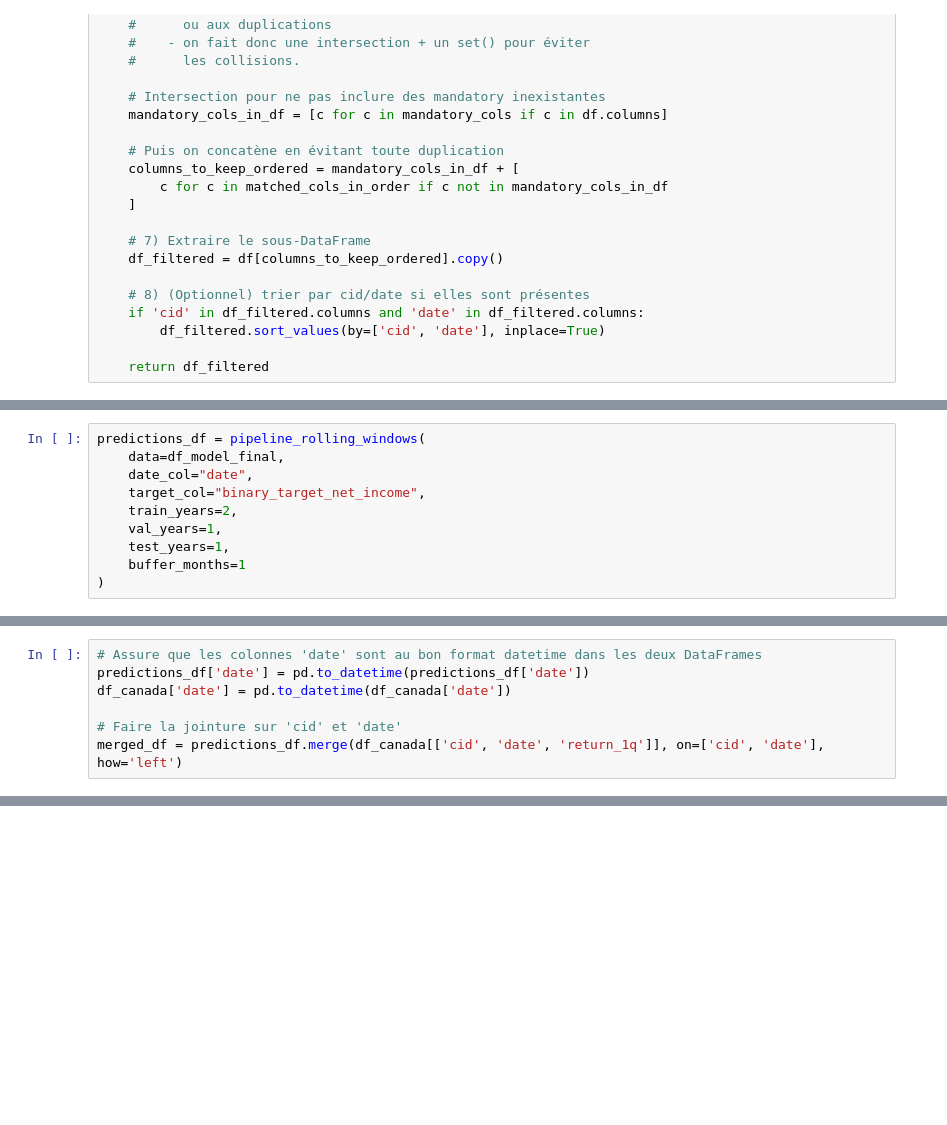
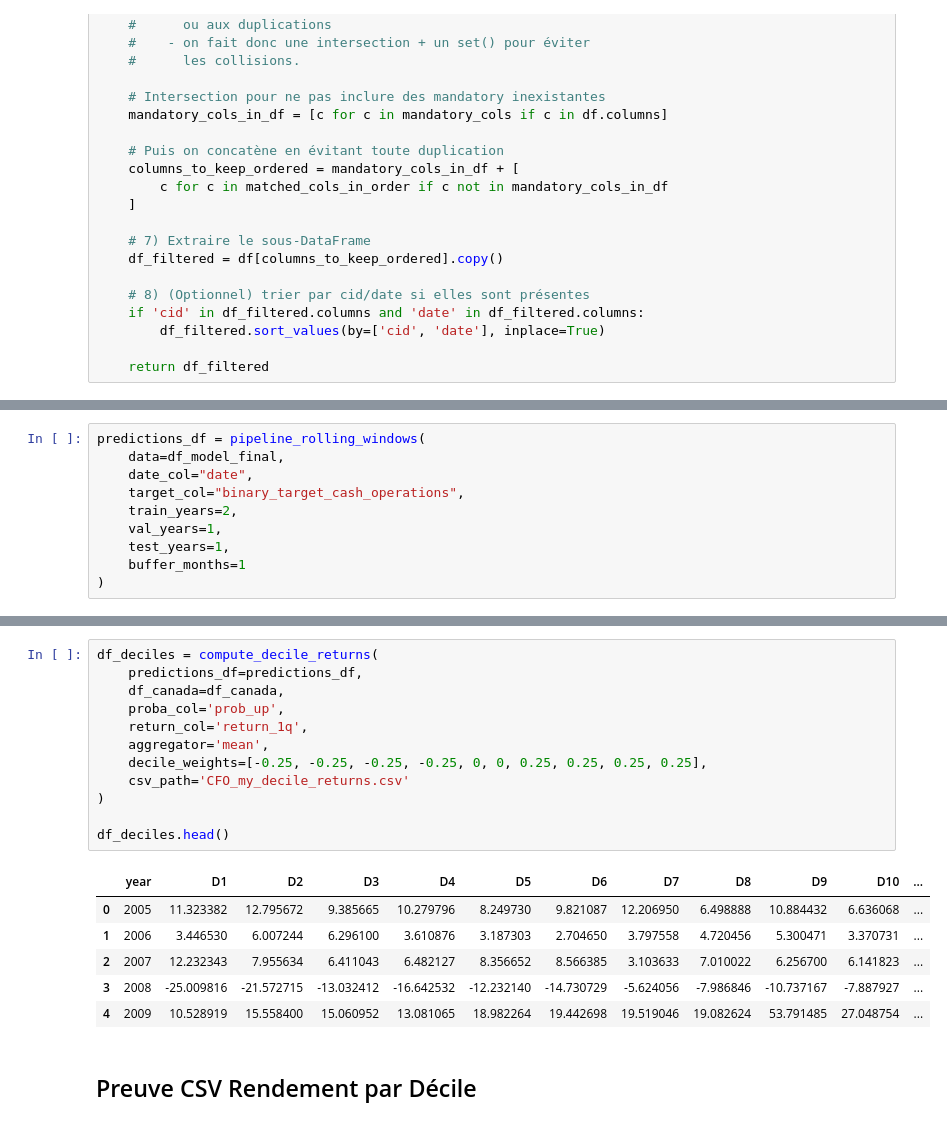
Before and after one commit to DominicPrenovost/AutoML-Practice, a Jupyter notebook: Target Cash From Operations.ipynb, the cells around one changed output, grey strips where cells are left out. Drawn from its saved outputs; the diff is of its cells as text; blank space fills up the shorter version.

```diff
--- a/Proba_test_val.ipynb
+++ b/Target Cash From Operations.ipynb
@@ -221,10 +114,0 @@ def pipeline_rolling_windows(data, date_col, target_col, train_years, val_years,
-# %%
-predictions_df = pipeline_rolling_windows(
-    data=df_model_final,
-    date_col="date",
-    target_col="binary_target_net_income",
-    train_years=2,
-    val_years=1,
-    test_years=1,
-    buffer_months=1
-)
@@ -268,7 +114,0 @@ predictions_df.to_csv("df_can_test.csv", index=False)
-# %%
-# Assure que les colonnes 'date' sont au bon format datetime dans les deux DataFrames
-predictions_df['date'] = pd.to_datetime(predictions_df['date'])
-df_canada['date'] = pd.to_datetime(df_canada['date'])
-
-# Faire la jointure sur 'cid' et 'date'
-merged_df = predictions_df.merge(df_canada[['cid', 'date', 'return_1q']], on=['cid', 'date'], how='left')
@@ -500,0 +235,10 @@ Année 2024 : 878 lignes après sélection
+# %%
+predictions_df = pipeline_rolling_windows(
+    data=df_model_final,
+    date_col="date",
+    target_col="binary_target_cash_operations",
+    train_years=2,
+    val_years=1,
+    test_years=1,
+    buffer_months=1
+)
@@ -500,0 +714,21 @@ Année 2024 : 878 lignes après sélection
+# %%
+df_deciles = compute_decile_returns(
+    predictions_df=predictions_df,
+    df_canada=df_canada,
+    proba_col='prob_up',
+    return_col='return_1q',
+    aggregator='mean',
+    decile_weights=[-0.25, -0.25, -0.25, -0.25, 0, 0, 0.25, 0.25, 0.25, 0.25],
+    csv_path='CFO_my_decile_returns.csv'
+)
+
+df_deciles.head()
+# %% [output]
+|  | year | D1 | D2 | D3 | D4 | D5 | D6 | D7 | D8 | D9 | D10 | ... |
+| 0 | 2005 | 11.323382 | 12.795672 | 9.385665 | 10.279796 | 8.249730 | 9.821087 | 12.206950 | 6.498888 | 10.884432 | 6.636068 | ... |
+| 1 | 2006 | 3.446530 | 6.007244 | 6.296100 | 3.610876 | 3.187303 | 2.704650 | 3.797558 | 4.720456 | 5.300471 | 3.370731 | ... |
+| 2 | 2007 | 12.232343 | 7.955634 | 6.411043 | 6.482127 | 8.356652 | 8.566385 | 3.103633 | 7.010022 | 6.256700 | 6.141823 | ... |
+| 3 | 2008 | -25.009816 | -21.572715 | -13.032412 | -16.642532 | -12.232140 | -14.730729 | -5.624056 | -7.986846 | -10.737167 | -7.887927 | ... |
+| 4 | 2009 | 10.528919 | 15.558400 | 15.060952 | 13.081065 | 18.982264 | 19.442698 | 19.519046 | 19.082624 | 53.791485 | 27.048754 | ... |
+# %% [markdown]
+## Preuve CSV Rendement par Décile
```
Also changed, not shown: parts of 44 cells of this notebook, 16 other files.
